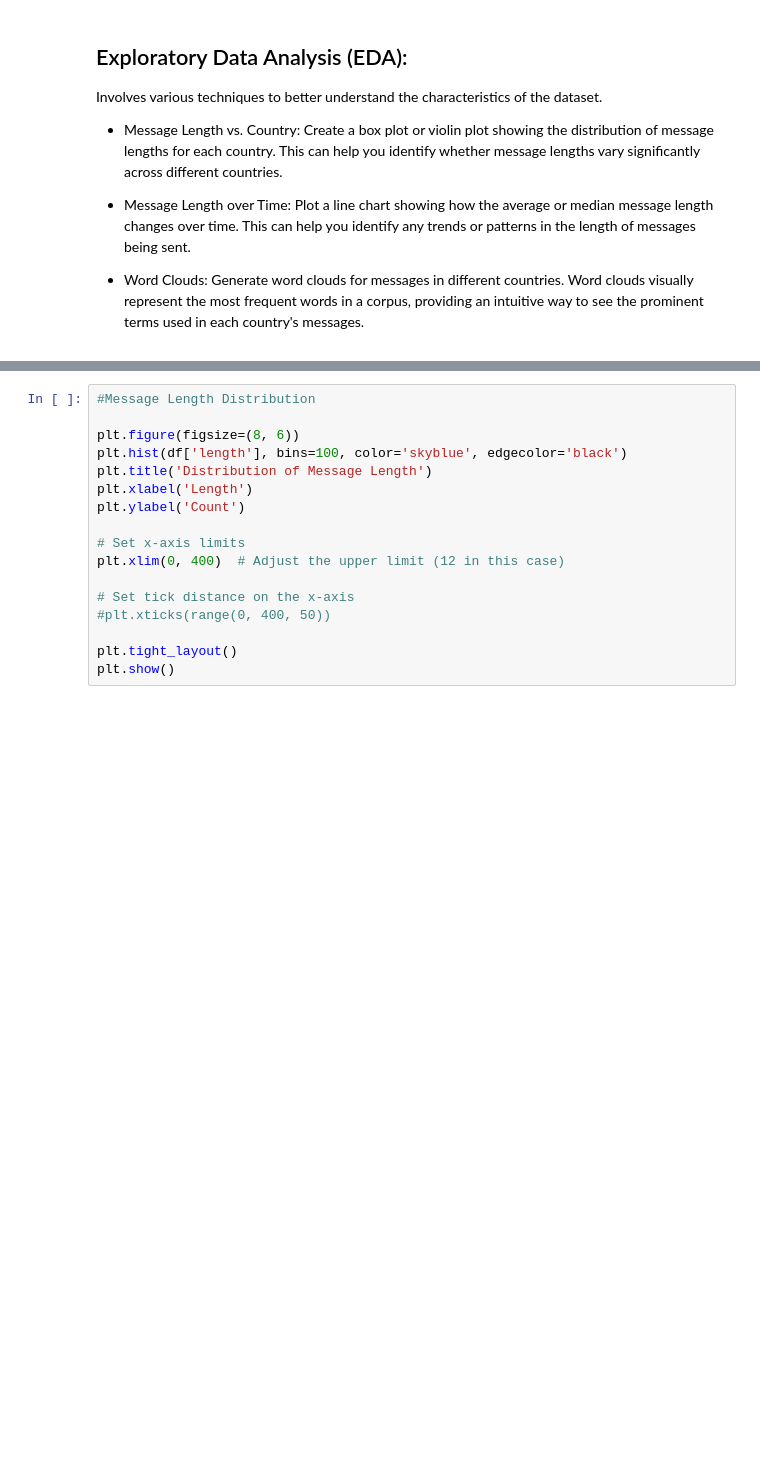
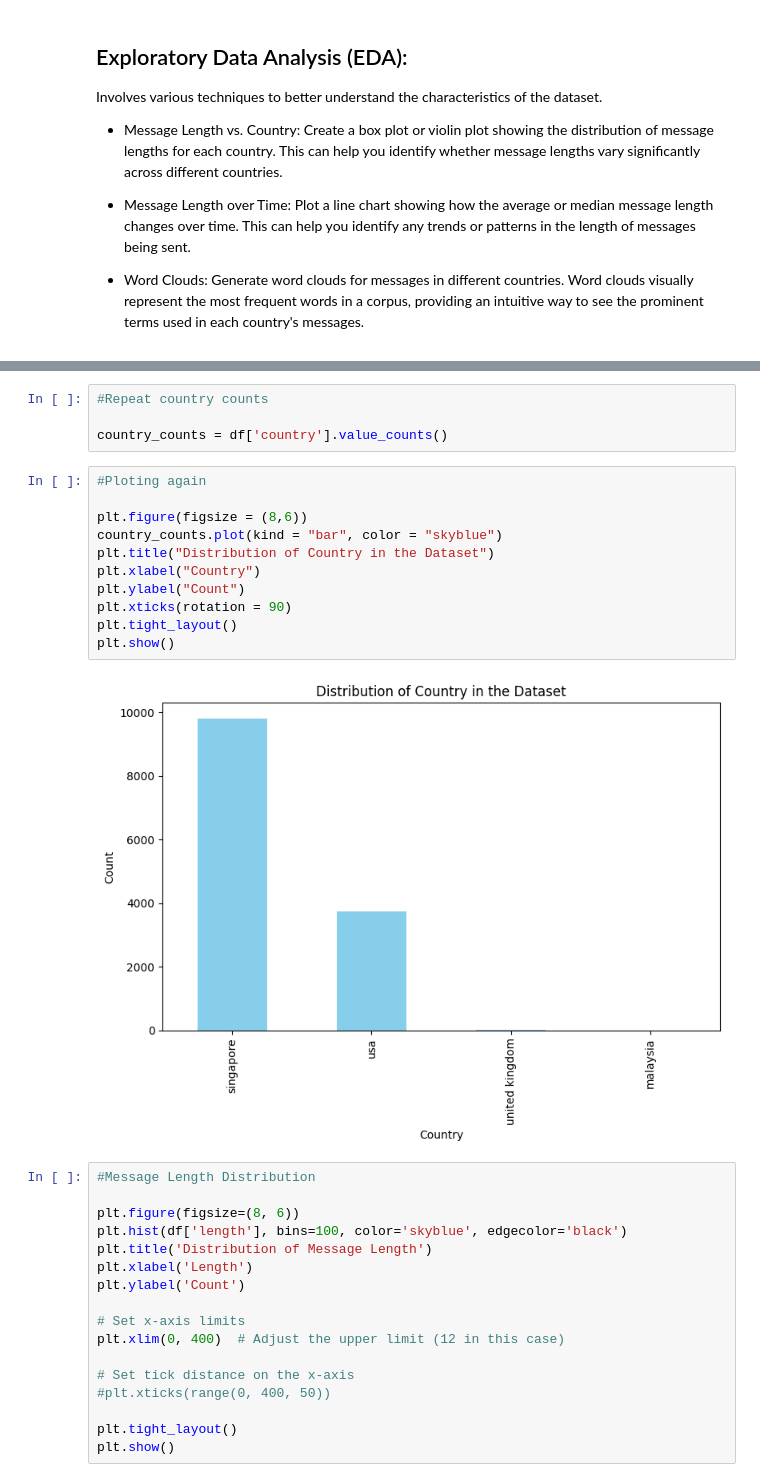
Before and after one commit to reneebrecht/Text-Message-Analysis, a Jupyter notebook: Workbook.ipynb, the cells around one changed output, grey strips where cells are left out. Drawn from its saved outputs; the diff is of its cells as text; blank space fills up the shorter version.

```diff
--- a/Workbook.ipynb
+++ b/Workbook.ipynb
@@ -96,3 +122,20 @@ plt.show()
+# %%
+#Repeat country counts
+
+country_counts = df['country'].value_counts()
+# %%
+#Ploting again
+
+plt.figure(figsize = (8,6))
+country_counts.plot(kind = "bar", color = "skyblue")
+plt.title("Distribution of Country in the Dataset")
+plt.xlabel("Country")
+plt.ylabel("Count")
+plt.xticks(rotation = 90)
+plt.tight_layout()
+plt.show()
+# %% [output]
+[figure, added]
 # %%
 #Message Length Distribution
 
```
Also changed, not shown: parts of 15 cells of this notebook.
